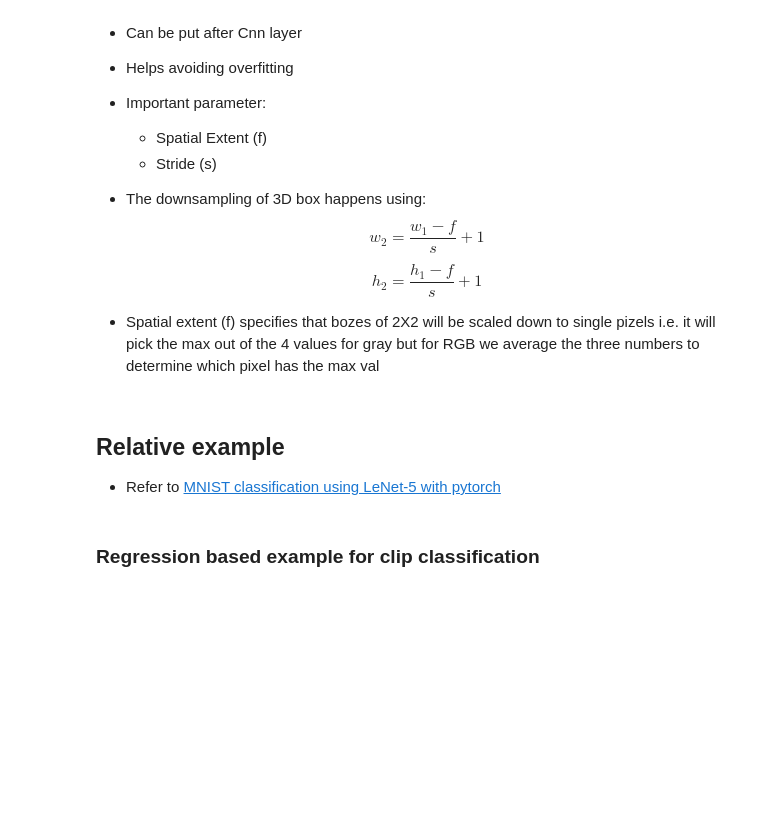
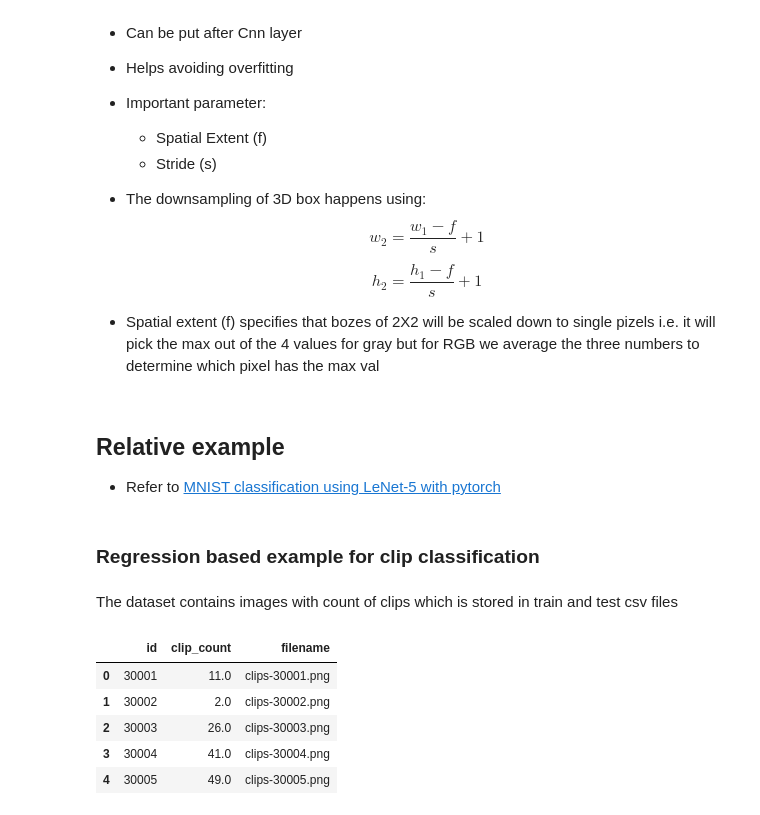
Before and after one commit to rishi-wqd190004/t81_588_course, a Jupyter notebook: practice_src/module_5/cnn_img_5.ipynb, the cells around one changed output. Saved outputs shown, nothing was run; the diff lists cells and outputs as text; code cells hidden in the pictures; blank space fills up the shorter version.

```diff
--- a/practice_src/module_5/cnn_img_5.ipynb
+++ b/practice_src/module_5/cnn_img_5.ipynb
@@ -214,3 +220,21 @@ device = torch.device("mps")
 - Refer to [MNIST classification using LeNet-5 with pytorch](https://github.com/rishi-wqd190004/t81_588_course/blob/main/practice_src/module_5/mnist_lenet5_cnn.ipynb)
 # %% [markdown]
 ### Regression based example for clip classification
+# %% [markdown]
+The dataset contains images with count of clips which is stored in train and test csv files
+# %%
+df = pd.read_csv('../../datasets/clips_dataset/train.csv')
+df_test = pd.read_csv('../../datasets/clips_dataset/test.csv', na_values=["NA", "?"])
+df['filename'] = "clips-" + df["id"].astype(str) + ".png"
+df_test['filename'] = "clips-" + df_test["id"].astype(str) + ".png"
+df['clip_count'] = df['clip_count'].astype("float32")
+SOURCE = "/Users/rishinigam/t81_588_course/datasets/clips_dataset/clips-data-2020/clips/"
+# %%
+df.head()
+# %% [output]
+|  | id | clip_count | filename |
+| 0 | 30001 | 11.0 | clips-30001.png |
+| 1 | 30002 | 2.0 | clips-30002.png |
+| 2 | 30003 | 26.0 | clips-30003.png |
+| 3 | 30004 | 41.0 | clips-30004.png |
+| 4 | 30005 | 49.0 | clips-30005.png |
```
Also changed, not shown: parts of 14 cells of this notebook.
